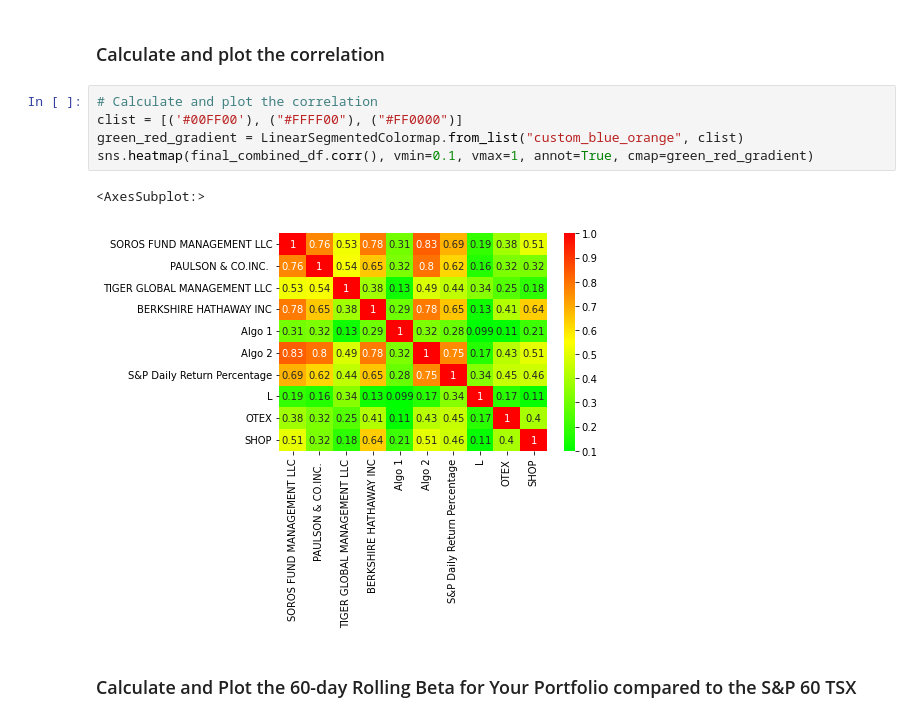
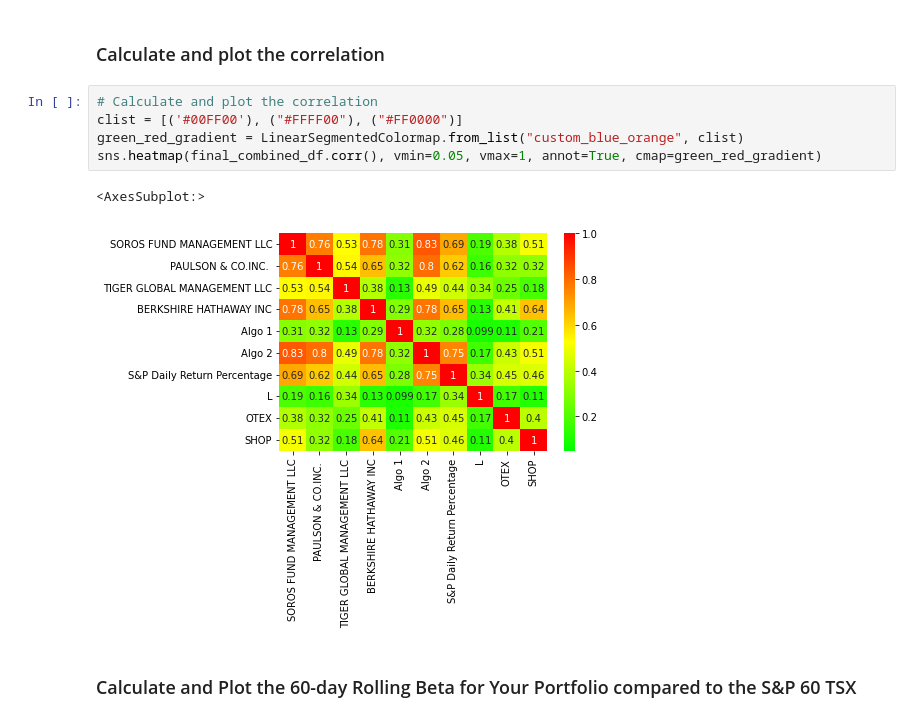
Before and after one commit to guninshahkhanna/Unit-4-Homework-Assignment-Gunin-Khanna, a Jupyter notebook: Instructions/Starter_Code/whale_analysis.ipynb, the cells around one changed output. Saved outputs shown, nothing was run; the diff lists cells and outputs as text.

```diff
--- a/Instructions/Starter_Code/whale_analysis.ipynb
+++ b/Instructions/Starter_Code/whale_analysis.ipynb
@@ -554,10 +560,10 @@ rolling_std.plot()
 # %%
 # Calculate and plot the correlation
 clist = [('#00FF00'), ("#FFFF00"), ("#FF0000")]
 green_red_gradient = LinearSegmentedColormap.from_list("custom_blue_orange", clist)
-sns.heatmap(final_combined_df.corr(), vmin=0.1, vmax=1, annot=True, cmap=green_red_gradient)
+sns.heatmap(final_combined_df.corr(), vmin=0.05, vmax=1, annot=True, cmap=green_red_gradient)
 # %% [output]
 <AxesSubplot:>
-[figure, old version]
+[figure, new version]
 # %% [markdown]
 ### Calculate and Plot the 60-day Rolling Beta for Your Portfolio compared to the S&P 60 TSX
```
Also changed, not shown: parts of 7 cells of this notebook.
